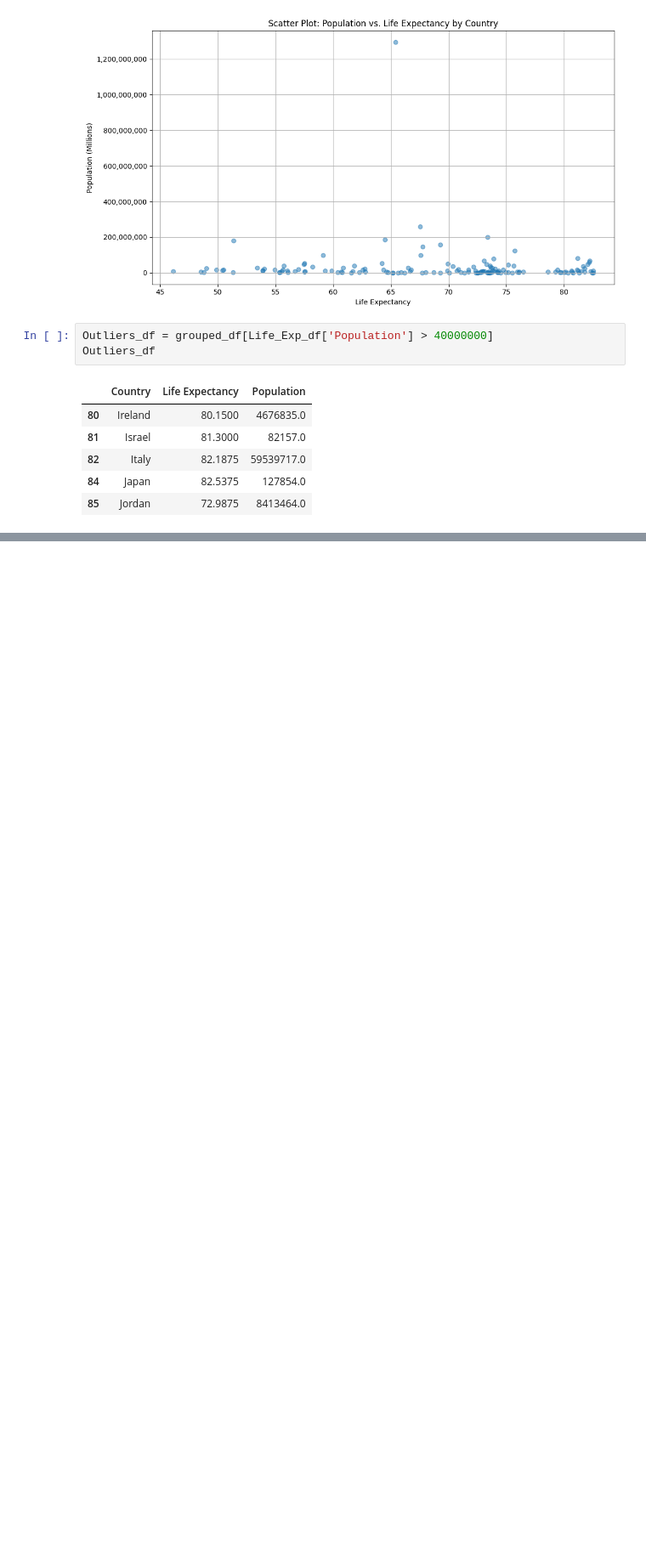
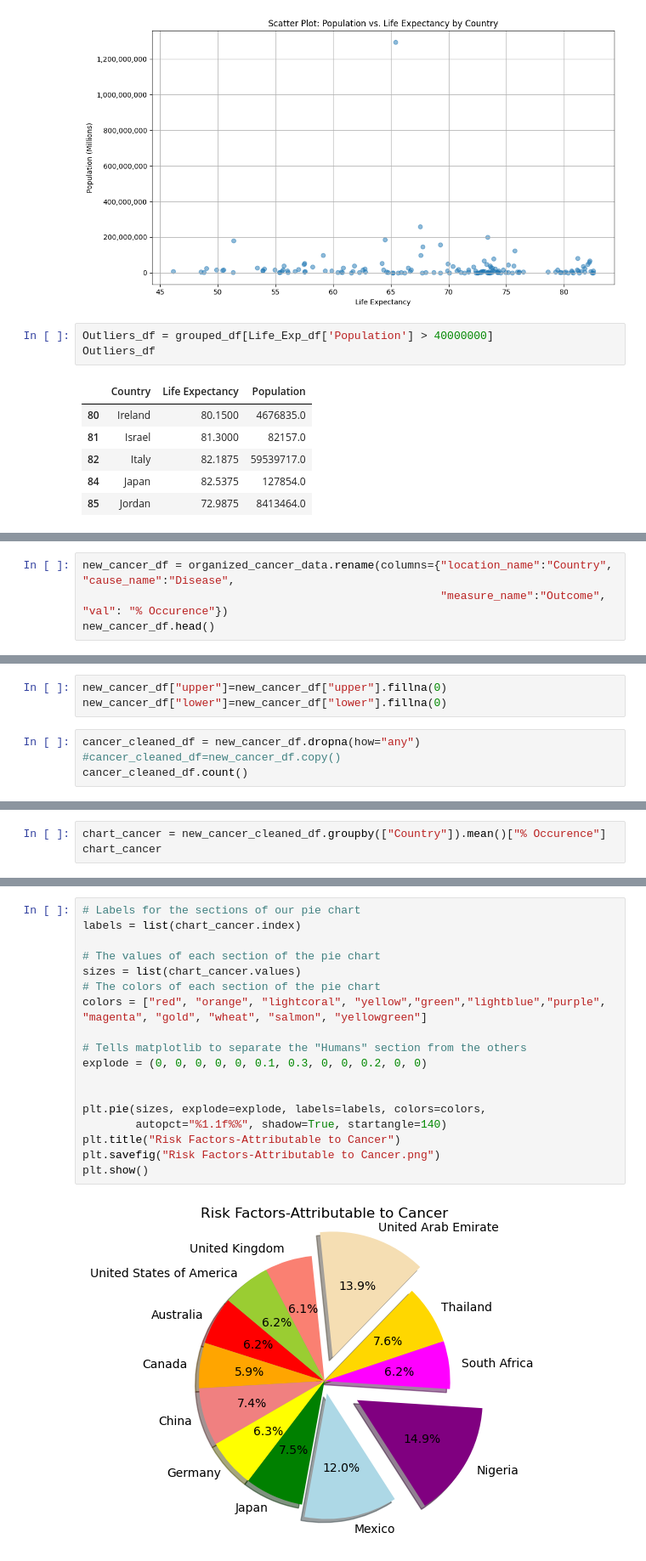
Before and after one commit to JNorthData/Life_Expectancy, a Jupyter notebook: life-expectancy.ipynb, the cells around one changed output, grey strips where cells are left out. Shown at 85% size. Saved outputs shown, nothing was run; the diff lists cells and outputs as text; blank space fills up the shorter version.

```diff
--- a/life-expectancy.ipynb
+++ b/life-expectancy.ipynb
@@ -247,0 +362,4 @@ plt.show()
+# %%
+new_cancer_df = organized_cancer_data.rename(columns={"location_name":"Country", "cause_name":"Disease",
+                                                      "measure_name":"Outcome", "val": "% Occurence"})
+new_cancer_df.head()
@@ -247,0 +373,7 @@ plt.show()
+# %%
+new_cancer_df["upper"]=new_cancer_df["upper"].fillna(0)
+new_cancer_df["lower"]=new_cancer_df["lower"].fillna(0)
+# %%
+cancer_cleaned_df = new_cancer_df.dropna(how="any")
+#cancer_cleaned_df=new_cancer_df.copy()
+cancer_cleaned_df.count()
@@ -247,0 +446,3 @@ plt.show()
+# %%
+chart_cancer = new_cancer_cleaned_df.groupby(["Country"]).mean()["% Occurence"]
+chart_cancer
@@ -247,0 +499,20 @@ plt.show()
+# %%
+# Labels for the sections of our pie chart
+labels = list(chart_cancer.index)
+
+# The values of each section of the pie chart
+sizes = list(chart_cancer.values)
+# The colors of each section of the pie chart
+colors = ["red", "orange", "lightcoral", "yellow","green","lightblue","purple", "magenta", "gold", "wheat", "salmon", "yellowgreen"]
+
+# Tells matplotlib to separate the "Humans" section from the others
+explode = (0, 0, 0, 0, 0, 0.1, 0.3, 0, 0, 0.2, 0, 0)
+
+
+plt.pie(sizes, explode=explode, labels=labels, colors=colors,
+        autopct="%1.1f%%", shadow=True, startangle=140)
+plt.title("Risk Factors-Attributable to Cancer")
+plt.savefig("Risk Factors-Attributable to Cancer.png")
+plt.show()
+# %% [output]
+[figure, added]
```
Also changed, not shown: parts of 48 cells of this notebook, 5 other files.
